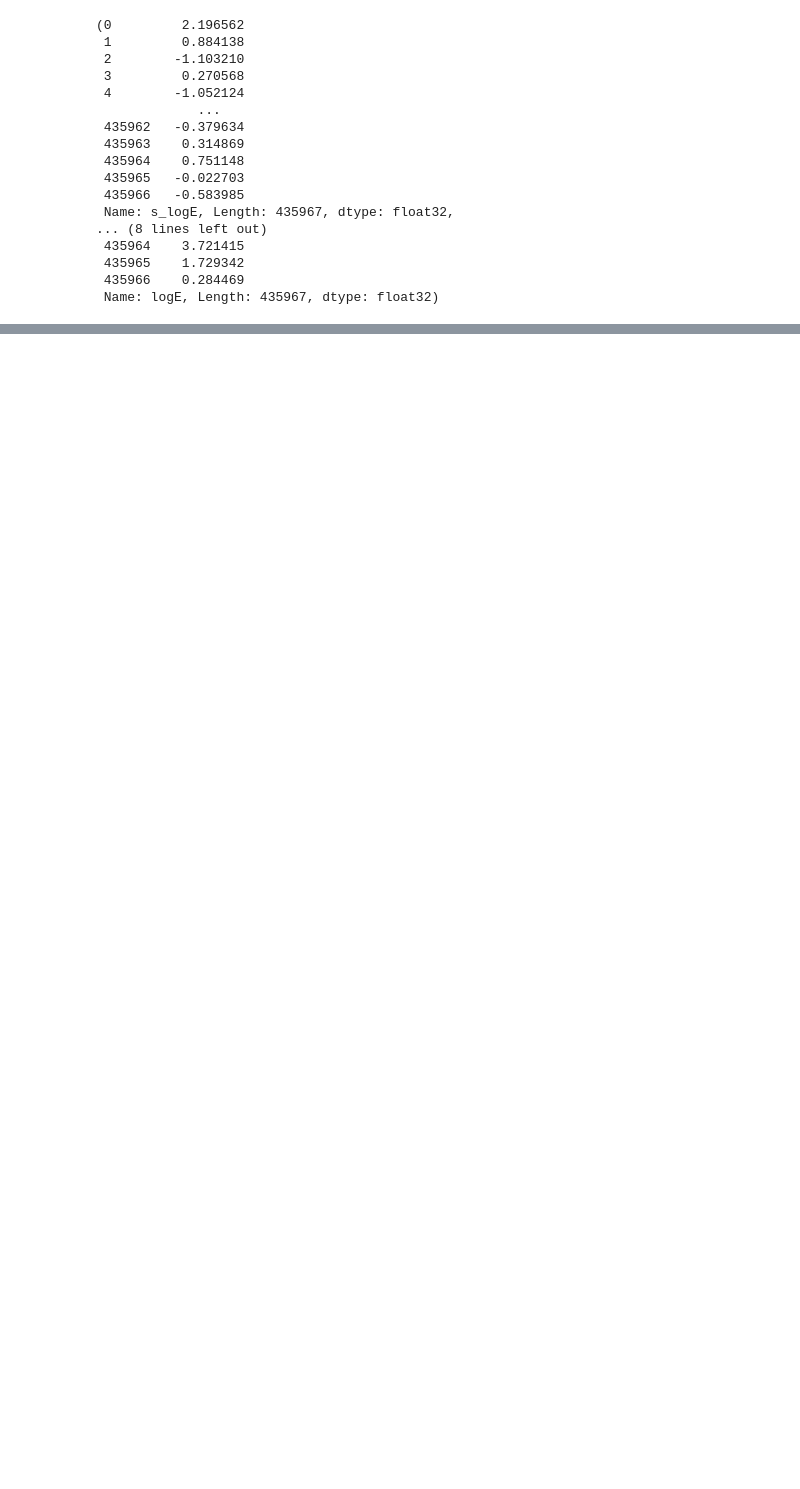
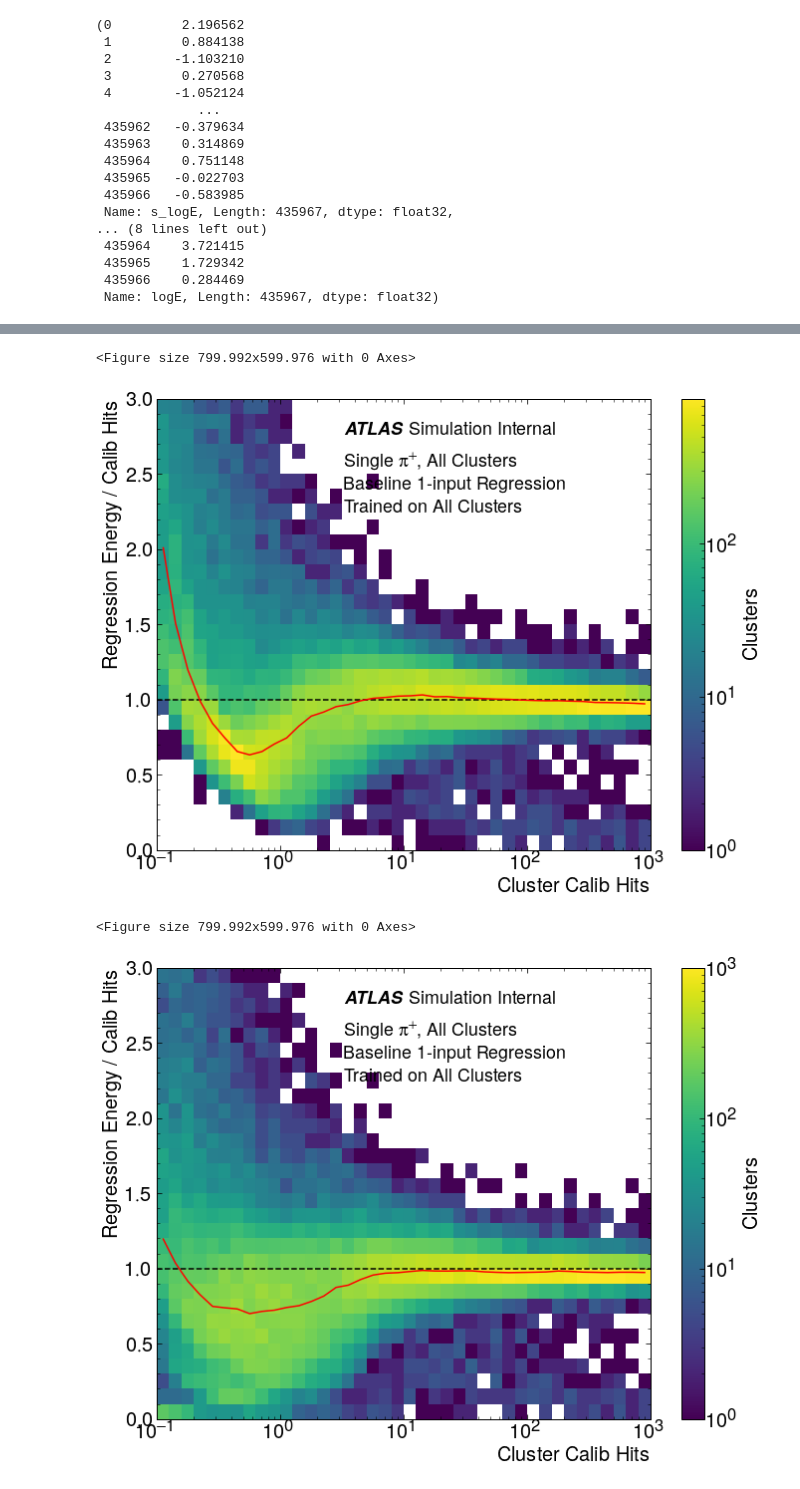
Before and after one commit to KaelaDouglas/LCStudies, a Jupyter notebook: regression/Week2_KaelaRegression.ipynb, the cells around one changed output, grey strips where cells are left out. Drawn from its saved outputs; the diff is of its cells as text; code cells hidden in the pictures; blank space fills up the shorter version.

```diff
--- a/regression/Week2_KaelaRegression.ipynb
+++ b/regression/Week2_KaelaRegression.ipynb
@@ -216,0 +223,26 @@ plt.legend()
+# %%
+pp['predict_base_EoverCalib'] = pp.predict_base_E / pp.cluster_ENG_CALIB_TOT
+pp['predict_base_wlcin_EoverCalib'] = pp.predict_base_wlcin_E / pp.cluster_ENG_CALIB_TOT
+# %%
+#for 100 nodes
+xcenter, medReg = ru.responsePlot(pp[pp.test].cluster_ENG_CALIB_TOT,
+                      pp[pp.test].predict_base_EoverCalib,
+                      figfile = './hist_2D_calib_vs_ratioReg_pp_profile.pdf', statistic = 'median',
+                      xlabel = 'Cluster Calib Hits', ylabel = 'Regression Energy / Calib Hits',
+                      atlas_x = 0.38, atlas_y = 0.95, simulation = True,
+                      textlist = [{'x': 0.38, 'y': 0.85, 'text': 'Single $\pi^{+}$, All Clusters'},
+                                  {'x': 0.38, 'y': 0.8,  'text': 'Baseline 1-input Regression'},
+                                  {'x': 0.38, 'y': 0.75, 'text': 'Trained on All Clusters'}])
+xcenterw, medRegw = ru.responsePlot(pp[pp.test].cluster_ENG_CALIB_TOT,
+                      pp[pp.test].predict_base_wlcin_EoverCalib,
+                      figfile = './hist_2D_calib_vs_ratioReg_pp_profile.pdf', statistic = 'median',
+                      xlabel = 'Cluster Calib Hits', ylabel = 'Regression Energy / Calib Hits',
+                      atlas_x = 0.38, atlas_y = 0.95, simulation = True,
+                      textlist = [{'x': 0.38, 'y': 0.85, 'text': 'Single $\pi^{+}$, All Clusters'},
+                                  {'x': 0.38, 'y': 0.8,  'text': 'Baseline 1-input Regression'},
+                                  {'x': 0.38, 'y': 0.75, 'text': 'Trained on All Clusters'}])
+# %% [output]
+<Figure size 799.992x599.976 with 0 Axes>
+[figure, added]
+<Figure size 799.992x599.976 with 0 Axes>
+[figure, added]
```
Also changed, not shown: parts of 13 cells of this notebook, 13 other files.
